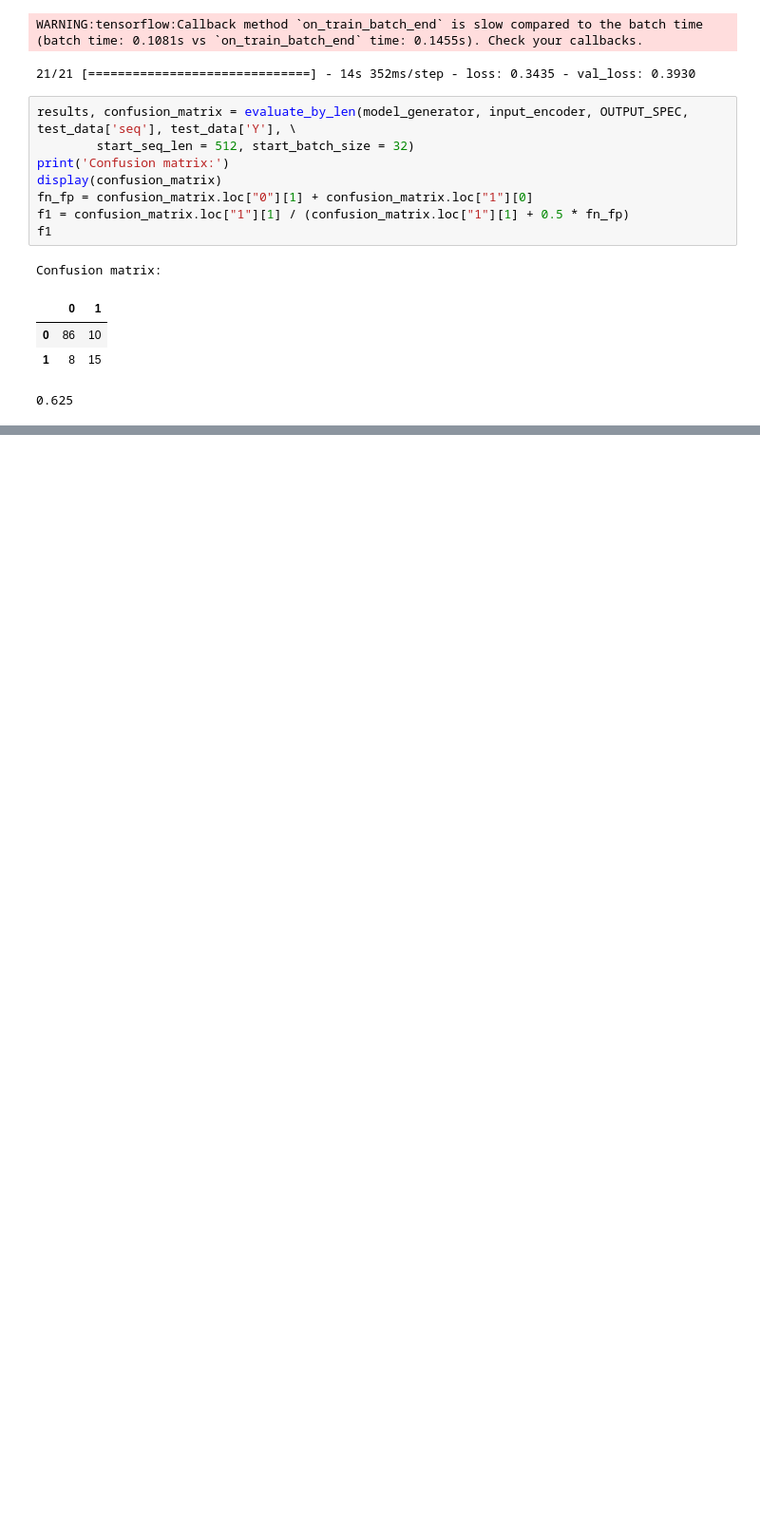
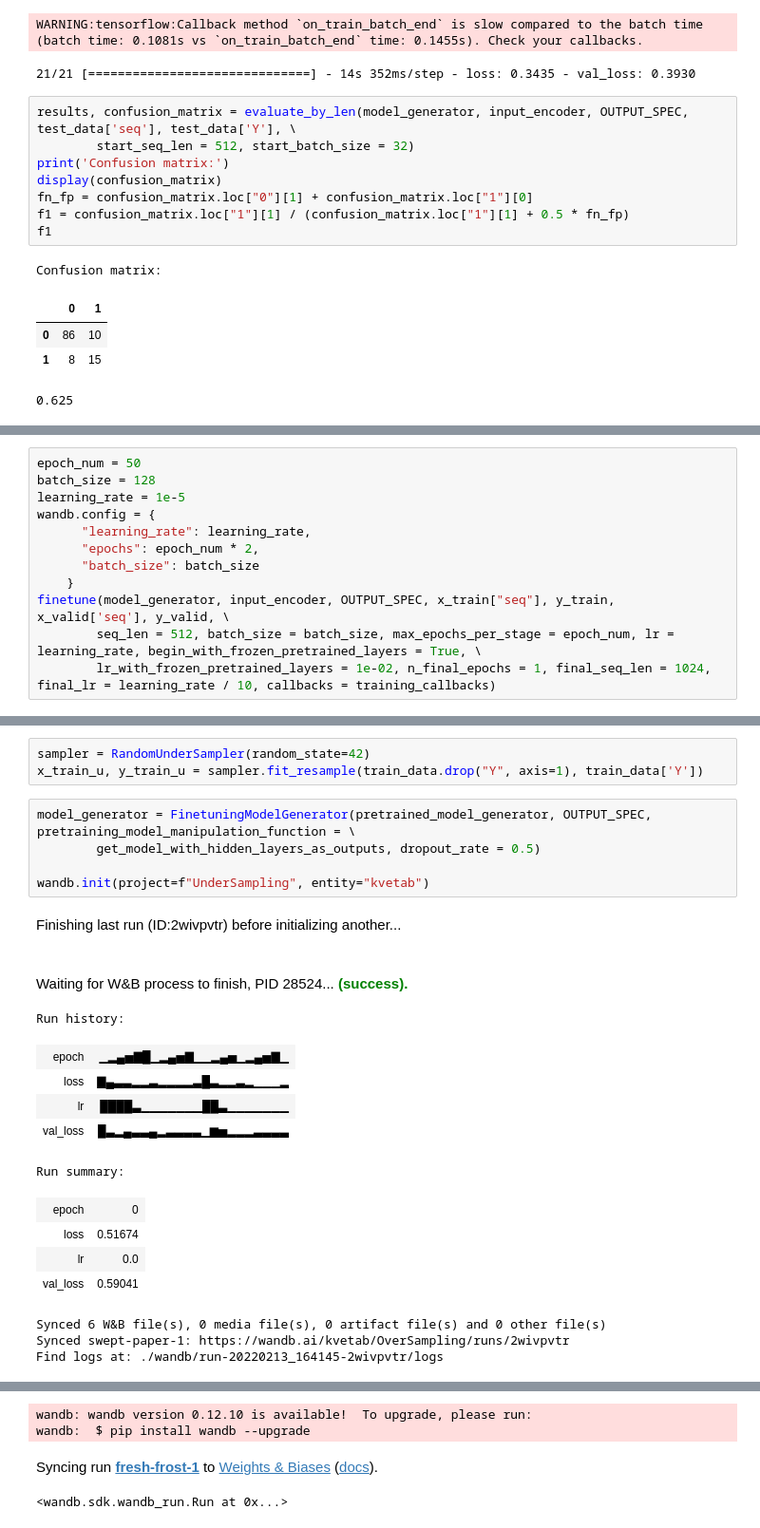
Before and after one commit to kvetab/di-pred, a Jupyter notebook: notebooks/experiments/09_protein_bert_finetune.ipynb, the cells around one changed output, grey strips where cells are left out. Shown at 95% size. Drawn from its saved outputs; the diff is of its cells as text; blank space fills up the shorter version.

```diff
--- a/notebooks/experiments/09_protein_bert_finetune.ipynb
+++ b/notebooks/experiments/09_protein_bert_finetune.ipynb
@@ -290,0 +321,12 @@ INFO:tensorflow:Assets written to: ../../data/protein_bert/batch_128_lr_5e-5_202
+# %%
+epoch_num = 50
+batch_size = 128
+learning_rate = 1e-5
+wandb.config = {
+      "learning_rate": learning_rate,
+      "epochs": epoch_num * 2,
+      "batch_size": batch_size
+    }
+finetune(model_generator, input_encoder, OUTPUT_SPEC, x_train["seq"], y_train, x_valid['seq'], y_valid, \
+        seq_len = 512, batch_size = batch_size, max_epochs_per_stage = epoch_num, lr = learning_rate, begin_with_frozen_pretrained_layers = True, \
+        lr_with_frozen_pretrained_layers = 1e-02, n_final_epochs = 1, final_seq_len = 1024, final_lr = learning_rate / 10, callbacks = training_callbacks)
@@ -290,0 +398,24 @@ INFO:tensorflow:Assets written to: ../../data/protein_bert/batch_128_lr_5e-5_202
+# %%
+sampler = RandomUnderSampler(random_state=42)
+x_train_u, y_train_u = sampler.fit_resample(train_data.drop("Y", axis=1), train_data['Y'])
+# %%
+model_generator = FinetuningModelGenerator(pretrained_model_generator, OUTPUT_SPEC, pretraining_model_manipulation_function = \
+        get_model_with_hidden_layers_as_outputs, dropout_rate = 0.5)
+
+wandb.init(project=f"UnderSampling", entity="kvetab")
+# %% [output]
+Finishing last run (ID:2wivpvtr) before initializing another...
+Waiting for W&B process to finish, PID 28524... (success).
+Run history:
+| epoch | ▁▂▄▅▇█▁▂▄▅▇▁▁▂▄▅▁▂▄▅▇▁ |
+| loss | ▇▄▃▃▂▂▃▂▂▂▂▃█▃▂▂▃▂▁▁▁▂ |
+| lr | ████▃▁▁▁▁▁▁▁██▃▁▁▁▁▁▁▁ |
+| val_loss | █▃▂▄▃▃▄▂▃▃▃▃▁▆▅▂▂▂▃▃▃▃ |
+Run summary:
+| epoch | 0 |
+| loss | 0.51674 |
+| lr | 0.0 |
+| val_loss | 0.59041 |
+Synced 6 W&B file(s), 0 media file(s), 0 artifact file(s) and 0 other file(s)
+Synced swept-paper-1: https://wandb.ai/kvetab/OverSampling/runs/2wivpvtr
+Find logs at: ./wandb/run-20220213_164145-2wivpvtr/logs
@@ -290,0 +423,4 @@ INFO:tensorflow:Assets written to: ../../data/protein_bert/batch_128_lr_5e-5_202
+wandb: wandb version 0.12.10 is available!  To upgrade, please run:
+wandb:  $ pip install wandb --upgrade
+Syncing run fresh-frost-1 to Weights & Biases (docs).
+<wandb.sdk.wandb_run.Run at 0x...>
```
Also changed, not shown: parts of 16 cells of this notebook.
